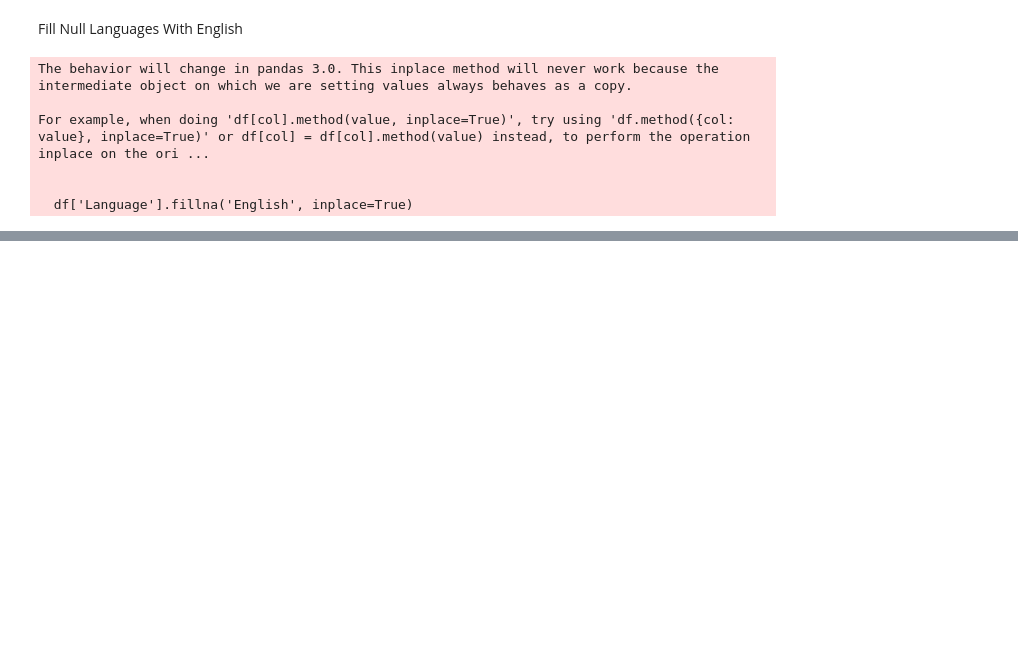
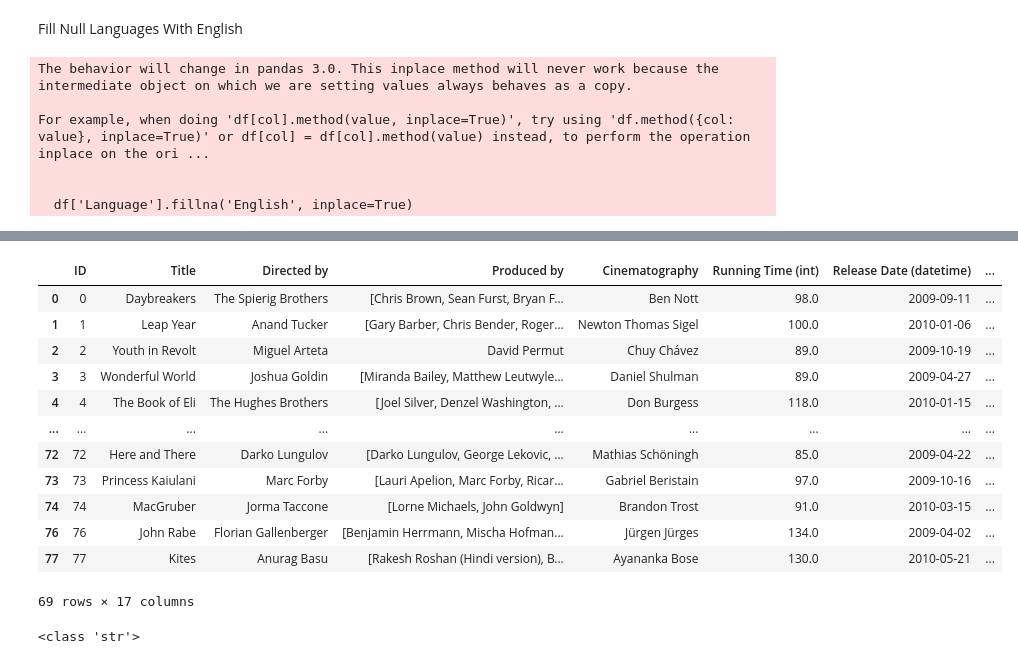
Before and after one commit to tasinms/Movie-Box-Office-Prediction, a Jupyter notebook: DataCleaning.ipynb, the cells around one changed output, grey strips where cells are left out. Cells and saved outputs as stored; diff of their text form; code cells hidden in the pictures; blank space fills up the shorter version.

```diff
--- a/DataCleaning.ipynb
+++ b/DataCleaning.ipynb
@@ -78,0 +137,2 @@ print(showNullTitles.to_list())
+# %%
+df.loc[df['ID'] == 563, 'Starring'] = "['Erica Linz', 'Igor Zaripov', 'Lutz Halbhubner', 'John Clarke', 'Dallas Barnett']"
@@ -127,0 +201,6 @@ Name: 16, dtype: object
+# %%
+df.dropna(subset=['Cinematography'], inplace=True)
+df.dropna(subset=['Written by'], inplace=True)
+df.dropna(subset=['Starring'], inplace=True)
+df.dropna(subset=['Edited by'], inplace=True)
+df.dropna(subset=['Production companies'], inplace=True)
@@ -127,0 +228,24 @@ Name: 16, dtype: object
+# %%
+# Function to Check if a Value Is a String Representation of a List
+def isStringList(value):
+    return isinstance(value, str) and value.startswith("[") and value.endswith("]")
+
+# Apply the Function to Create a Boolean Mask
+maskStarring = df['Starring'].apply(isStringList)
+maskDirectedBy = df['Directed by'].apply(isStringList)
+maskProducedBy = df['Produced by'].apply(isStringList)
+maskCinematography = df['Cinematography'].apply(isStringList)
+maskDistributedBy = df['Distributed by'].apply(isStringList)
+maskWrittenBy = df['Written by'].apply(isStringList)
+maskEditedBy = df['Edited by'].apply(isStringList)
+maskProductionCompanies = df['Production companies'].apply(isStringList)
+
+# Apply eval() Only to the Elements That Are String Representations of Lists
+df.loc[maskStarring, 'Starring'] = df.loc[maskStarring, 'Starring'].apply(eval)
+df.loc[maskDirectedBy, 'Directed by'] = df.loc[maskDirectedBy, 'Directed by'].apply(eval)
+df.loc[maskProducedBy, 'Produced by'] = df.loc[maskProducedBy, 'Produced by'].apply(eval)
+df.loc[maskCinematography, 'Cinematography'] = df.loc[maskCinematography, 'Cinematography'].apply(eval)
+df.loc[maskDistributedBy, 'Distributed by'] = df.loc[maskDistributedBy, 'Distributed by'].apply(eval)
+df.loc[maskWrittenBy, 'Written by'] = df.loc[maskWrittenBy, 'Written by'].apply(eval)
+df.loc[maskEditedBy, 'Edited by'] = df.loc[maskEditedBy, 'Edited by'].apply(eval)
+df.loc[maskProductionCompanies, 'Production companies'] = df.loc[maskProductionCompanies, 'Production companies'].apply(eval)
@@ -127,0 +259,2 @@ Name: 16, dtype: object
+# %%
+df['Release Date (datetime)'] = pd.to_datetime(df['Release Date (datetime)'])
@@ -128 +266,22 @@ Name: 16, dtype: object
+# %%
+df.head(69)
+# %% [output]
+|  | ID | Title | Directed by | Produced by | Cinematography | Running Time (int) | Release Date (datetime) | ... |
+| 0 | 0 | Daybreakers | The Spierig Brothers | [Chris Brown, Sean Furst, Bryan F... | Ben Nott | 98.0 | 2009-09-11 | ... |
+| 1 | 1 | Leap Year | Anand Tucker | [Gary Barber, Chris Bender, Roger... | Newton Thomas Sigel | 100.0 | 2010-01-06 | ... |
+| 2 | 2 | Youth in Revolt | Miguel Arteta | David Permut | Chuy Chávez | 89.0 | 2009-10-19 | ... |
+| 3 | 3 | Wonderful World | Joshua Goldin | [Miranda Bailey, Matthew Leutwyle... | Daniel Shulman | 89.0 | 2009-04-27 | ... |
+| 4 | 4 | The Book of Eli | The Hughes Brothers | [Joel Silver, Denzel Washington, ... | Don Burgess | 118.0 | 2010-01-15 | ... |
+| ... | ... | ... | ... | ... | ... | ... | ... | ... |
+| 72 | 72 | Here and There | Darko Lungulov | [Darko Lungulov, George Lekovic, ... | Mathias Schöningh | 85.0 | 2009-04-22 | ... |
+| 73 | 73 | Princess Kaiulani | Marc Forby | [Lauri Apelion, Marc Forby, Ricar... | Gabriel Beristain | 97.0 | 2009-10-16 | ... |
+| 74 | 74 | MacGruber | Jorma Taccone | [Lorne Michaels, John Goldwyn] | Brandon Trost | 91.0 | 2010-03-15 | ... |
+| 76 | 76 | John Rabe | Florian Gallenberger | [Benjamin Herrmann, Mischa Hofman... | Jürgen Jürges | 134.0 | 2009-04-02 | ... |
+| 77 | 77 | Kites | Anurag Basu | [Rakesh Roshan (Hindi version), B... | Ayananka Bose | 130.0 | 2010-05-21 | ... |
+69 rows × 17 columns
+# %%
+starring = df.loc[11, 'Release Date (datetime)']
+print(type(starring))
+# %% [output]
+<class 'str'>
 # %%
```
Also changed, not shown: parts of 16 cells of this notebook, 1 other file.
